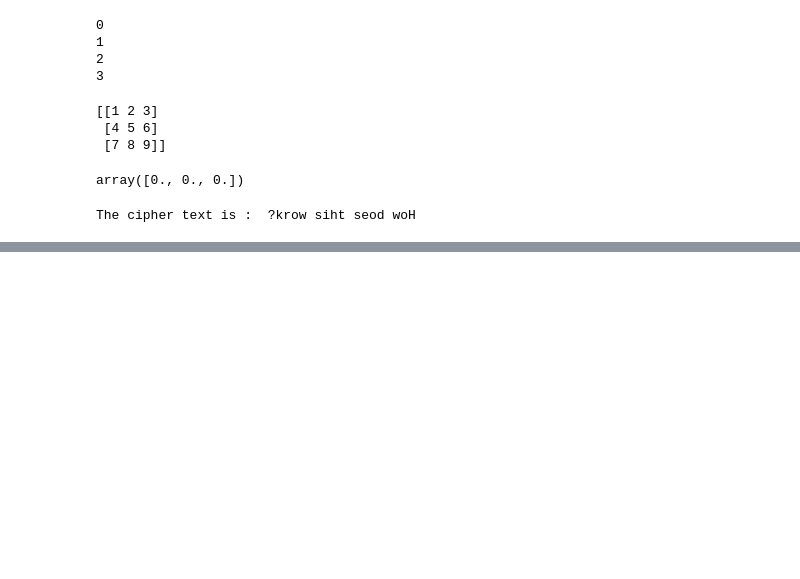
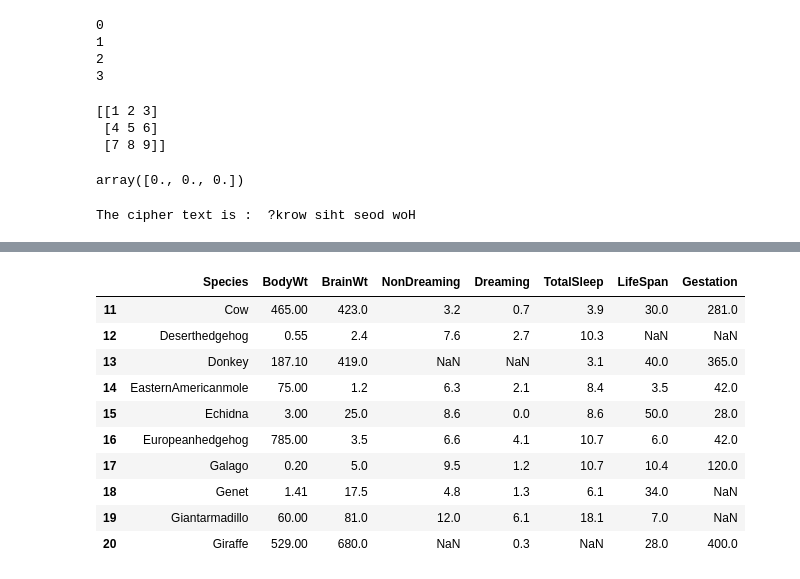
Before and after one commit to thomas-cares/data-pt-ber-08-20, a Jupyter notebook: practice/codealong.ipynb, the cells around one changed output, grey strips where cells are left out. Cells and saved outputs as stored; diff of their text form; code cells hidden in the pictures; blank space fills up the shorter version.

```diff
--- a/practice/codealong.ipynb
+++ b/practice/codealong.ipynb
@@ -760,0 +421,5 @@ SyntaxError: invalid syntax (<ipython-input-143-6d1445f207ff>, line 2)
+# %%
+#DATA ANALYSIS
+import pandas as pd
+animals = pd.read_csv('sleepinmammals.csv')
+animals.head()
@@ -760,0 +433,14 @@ SyntaxError: invalid syntax (<ipython-input-143-6d1445f207ff>, line 2)
+# %%
+animals[11:21] #rows 11 to 20
+# %% [output]
+|  | Species | BodyWt | BrainWt | NonDreaming | Dreaming | TotalSleep | LifeSpan | Gestation |
+| 11 | Cow | 465.00 | 423.0 | 3.2 | 0.7 | 3.9 | 30.0 | 281.0 |
+| 12 | Deserthedgehog | 0.55 | 2.4 | 7.6 | 2.7 | 10.3 | NaN | NaN |
+| 13 | Donkey | 187.10 | 419.0 | NaN | NaN | 3.1 | 40.0 | 365.0 |
+| 14 | EasternAmericanmole | 75.00 | 1.2 | 6.3 | 2.1 | 8.4 | 3.5 | 42.0 |
+| 15 | Echidna | 3.00 | 25.0 | 8.6 | 0.0 | 8.6 | 50.0 | 28.0 |
+| 16 | Europeanhedgehog | 785.00 | 3.5 | 6.6 | 4.1 | 10.7 | 6.0 | 42.0 |
+| 17 | Galago | 0.20 | 5.0 | 9.5 | 1.2 | 10.7 | 10.4 | 120.0 |
+| 18 | Genet | 1.41 | 17.5 | 4.8 | 1.3 | 6.1 | 34.0 | NaN |
+| 19 | Giantarmadillo | 60.00 | 81.0 | 12.0 | 6.1 | 18.1 | 7.0 | NaN |
+| 20 | Giraffe | 529.00 | 680.0 | NaN | 0.3 | NaN | 28.0 | 400.0 |
```
Also changed, not shown: parts of 64 cells of this notebook, 5 other files.
